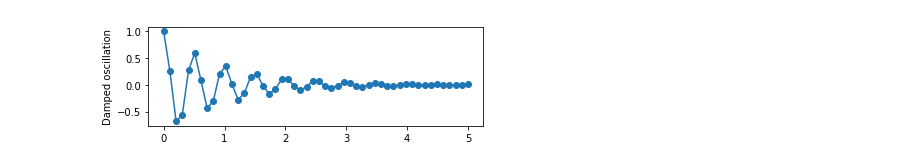
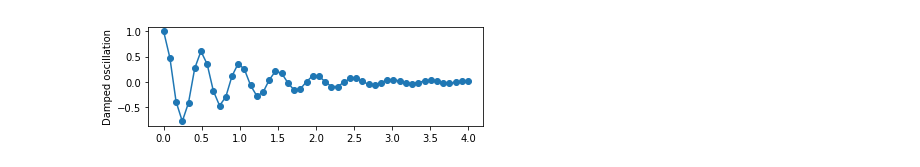
Before and after one commit to Sheeba-Samuel/ProvBook, a Jupyter notebook: notebook_rdf/examples/DampedOscillationsPlot_rdf2nb.ipynb, the cells around one changed output. Cells and saved outputs as stored; diff of their text form; code cells hidden in the pictures.

```diff
--- a/notebook_rdf/examples/DampedOscillationsPlot_rdf2nb.ipynb
+++ b/notebook_rdf/examples/DampedOscillationsPlot_rdf2nb.ipynb
@@ -3,12 +3,12 @@
 import matplotlib.pyplot as plt
 import numpy as np
 # %%
-x1 = np.linspace(0.0, 5.0)
+x1 = np.linspace(0.0, 4.0)
 y1 = np.cos(4 * np.pi * x1) * np.exp(-x1)
 plt.subplot(2, 1, 1)
 plt.plot(x1, y1, 'o-')
 plt.ylabel('Damped oscillation')
 plt.show()
 # %% [output]
-[figure, old version]
+[figure, new version]
 # %%
```
Also changed, not shown: parts of 2 cells of this notebook, 6 other files.
